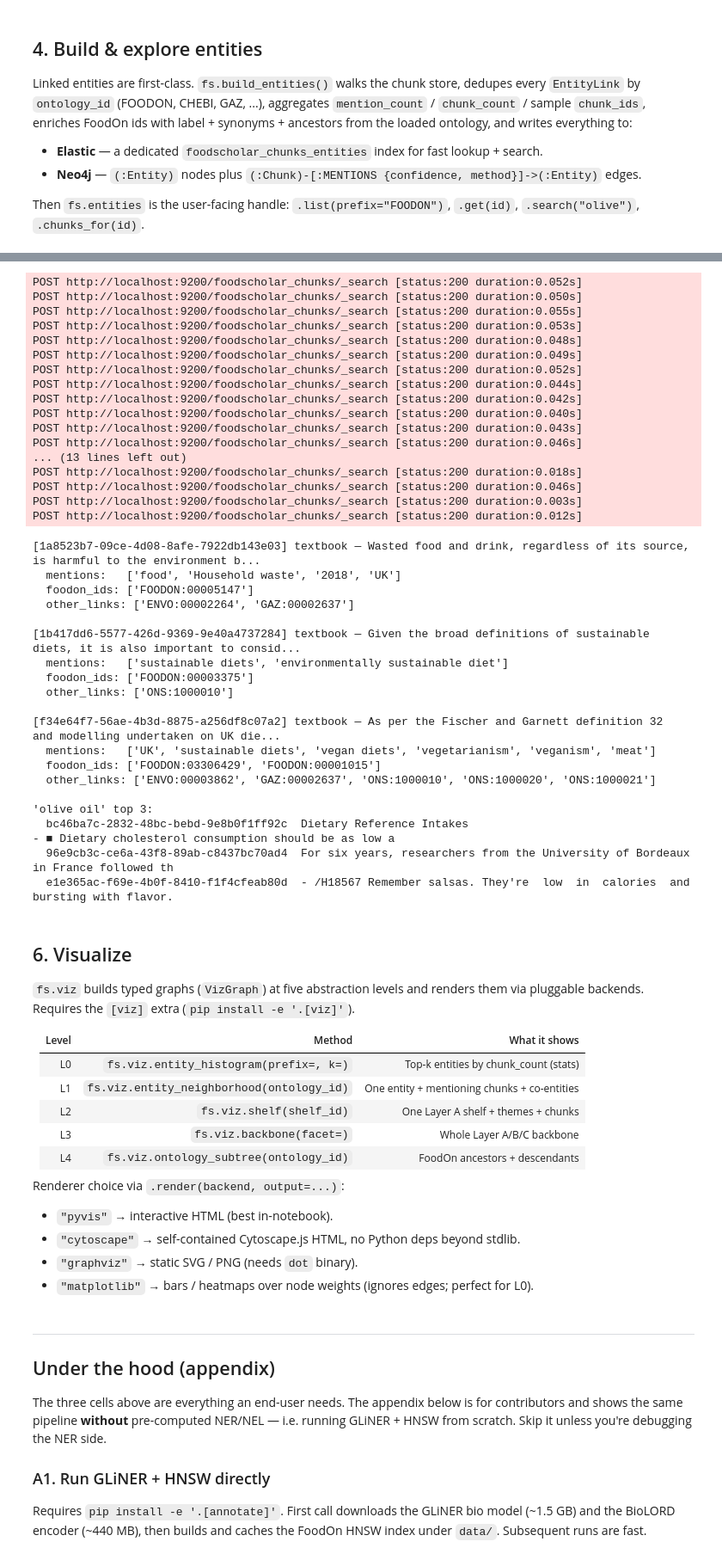
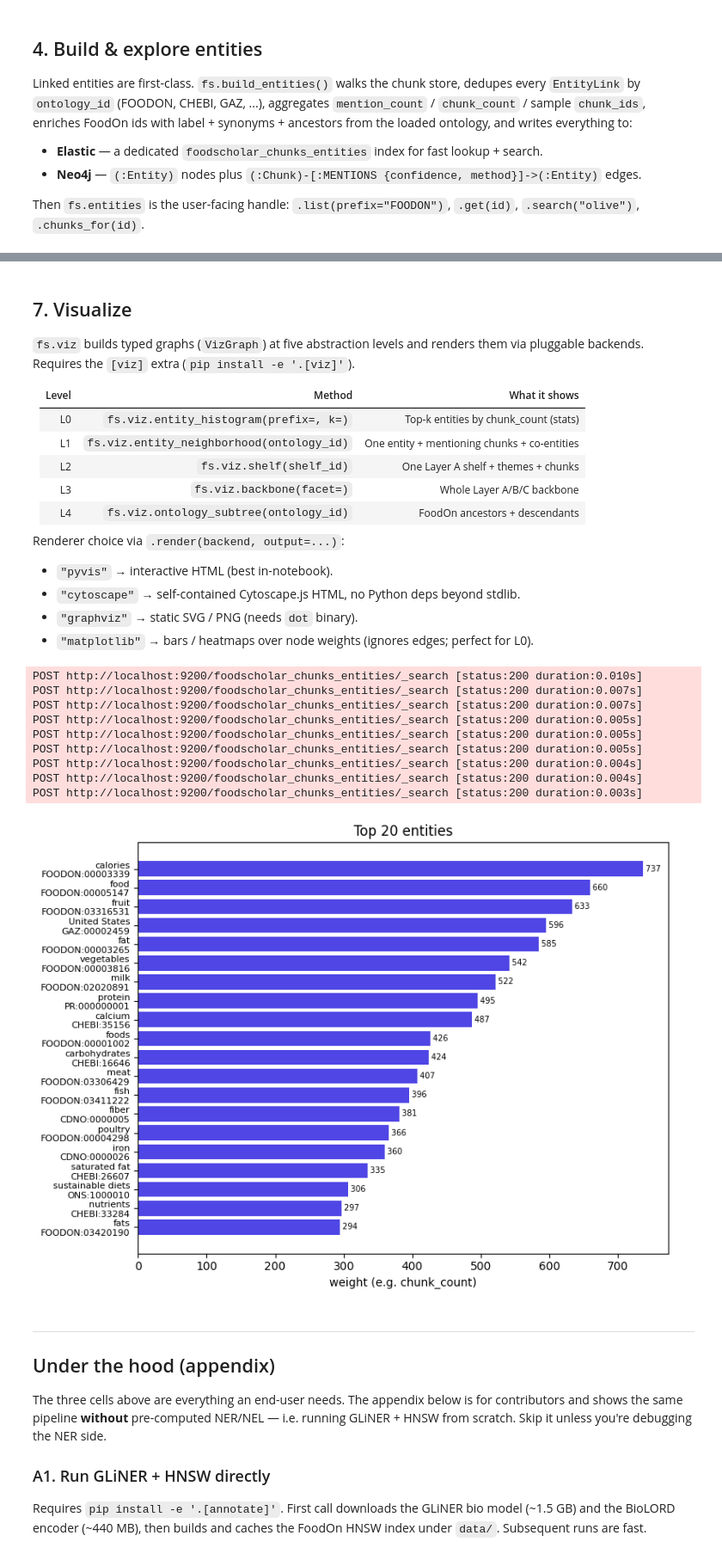
Before and after one commit to wisefood/foodscholar-lib, a Jupyter notebook: notebooks/build_graph.ipynb, the cells around one changed output, grey strips where cells are left out. Shown at 86% size. Saved outputs shown, nothing was run; the diff lists cells and outputs as text; code cells hidden in the pictures.

```diff
--- a/notebooks/build_graph.ipynb
+++ b/notebooks/build_graph.ipynb
@@ -167,0 +141,8 @@ chunks mentioning FOODON:00003339 (calories):
+# %%
+# Tune for the current corpus — defaults are conservative.
+fs.config.layer_a.min_support = 25
+fs.config.layer_a.max_depth = 6
+fs.config.layer_a.collapse_single_child_chains = True
+
+meta = fs.build_layer_a()
+print(meta)
@@ -181,46 +208,8 @@ hits = fs.chunk_store.search("olive oil", k=3, use_vector=False)
 print("\n'olive oil' top 3:")
 for h in hits:
     print(f"  {h.chunk_id}  {h.text[:80]}")
-# %% [output]
-POST http://localhost:9200/foodscholar_chunks/_search [status:200 duration:0.052s]
-POST http://localhost:9200/foodscholar_chunks/_search [status:200 duration:0.050s]
-POST http://localhost:9200/foodscholar_chunks/_search [status:200 duration:0.055s]
-POST http://localhost:9200/foodscholar_chunks/_search [status:200 duration:0.053s]
-POST http://localhost:9200/foodscholar_chunks/_search [status:200 duration:0.048s]
-POST http://localhost:9200/foodscholar_chunks/_search [status:200 duration:0.049s]
-POST http://localhost:9200/foodscholar_chunks/_search [status:200 duration:0.052s]
-POST http://localhost:9200/foodscholar_chunks/_search [status:200 duration:0.044s]
-POST http://localhost:9200/foodscholar_chunks/_search [status:200 duration:0.042s]
-POST http://localhost:9200/foodscholar_chunks/_search [status:200 duration:0.040s]
-POST http://localhost:9200/foodscholar_chunks/_search [status:200 duration:0.043s]
-POST http://localhost:9200/foodscholar_chunks/_search [status:200 duration:0.046s]
-... (13 lines left out)
-POST http://localhost:9200/foodscholar_chunks/_search [status:200 duration:0.018s]
-POST http://localhost:9200/foodscholar_chunks/_search [status:200 duration:0.046s]
-POST http://localhost:9200/foodscholar_chunks/_search [status:200 duration:0.003s]
-POST http://localhost:9200/foodscholar_chunks/_search [status:200 duration:0.012s]
-[1a8523b7-09ce-4d08-8afe-7922db143e03] textbook — Wasted food and drink, regardless of its source, is harmful to the environment b...
-  mentions:   ['food', 'Household waste', '2018', 'UK']
-  foodon_ids: ['FOODON:00005147']
-  other_links: ['ENVO:00002264', 'GAZ:00002637']
-
-[1b417dd6-5577-426d-9369-9e40a4737284] textbook — Given the broad definitions of sustainable diets, it is also important to consid...
-  mentions:   ['sustainable diets', 'environmentally sustainable diet']
-  foodon_ids: ['FOODON:00003375']
-  other_links: ['ONS:1000010']
-
-[f34e64f7-56ae-4b3d-8875-a256df8c07a2] textbook — As per the Fischer and Garnett definition 32  and modelling undertaken on UK die...
-  mentions:   ['UK', 'sustainable diets', 'vegan diets', 'vegetarianism', 'veganism', 'meat']
-  foodon_ids: ['FOODON:03306429', 'FOODON:00001015']
-  other_links: ['ENVO:00003862', 'GAZ:00002637', 'ONS:1000010', 'ONS:1000020', 'ONS:1000021']
-
-'olive oil' top 3:
-  bc46ba7c-2832-48bc-bebd-9e8b0f1ff92c  Dietary Reference Intakes
-- ■ Dietary cholesterol consumption should be as low a
-  96e9cb3c-ce6a-43f8-89ab-c8437bc70ad4  For six years, researchers from the University of Bordeaux in France followed th
-  e1e365ac-f69e-4b0f-8410-f1f4cfeab80d  - /H18567 Remember salsas. They're  low  in  calories  and bursting with flavor.
 # %% [markdown]
-## 6. Visualize
+## 7. Visualize
 
 `fs.viz` builds typed graphs (`VizGraph`) at five abstraction levels and renders
 them via pluggable backends. Requires the `[viz]` extra (`pip install -e '.[viz]'`).
@@ -239,7 +228,17 @@ Renderer choice via `.render(backend, output=...)`:
 - `"graphviz"`   → static SVG / PNG (needs `dot` binary).
 - `"matplotlib"` → bars / heatmaps over node weights (ignores edges; perfect for L0).
 # %%
-# L0 — top FoodOn entities, rendered with matplotlib (inline figure).
-fig = fs.viz.entity_histogram(prefix="FOODON", k=20).render("matplotlib")
-fig
+# L0 — top entities, rendered with matplotlib (inline figure).
+fig = fs.viz.entity_histogram(k=20).render("matplotlib")
+# %% [output]
+POST http://localhost:9200/foodscholar_chunks_entities/_search [status:200 duration:0.010s]
+POST http://localhost:9200/foodscholar_chunks_entities/_search [status:200 duration:0.007s]
+POST http://localhost:9200/foodscholar_chunks_entities/_search [status:200 duration:0.007s]
+POST http://localhost:9200/foodscholar_chunks_entities/_search [status:200 duration:0.005s]
+POST http://localhost:9200/foodscholar_chunks_entities/_search [status:200 duration:0.005s]
+POST http://localhost:9200/foodscholar_chunks_entities/_search [status:200 duration:0.005s]
+POST http://localhost:9200/foodscholar_chunks_entities/_search [status:200 duration:0.004s]
+POST http://localhost:9200/foodscholar_chunks_entities/_search [status:200 duration:0.004s]
+POST http://localhost:9200/foodscholar_chunks_entities/_search [status:200 duration:0.003s]
+[figure, added]
 # %%
```
Also changed, not shown: parts of 10 cells of this notebook, 16 other files.
